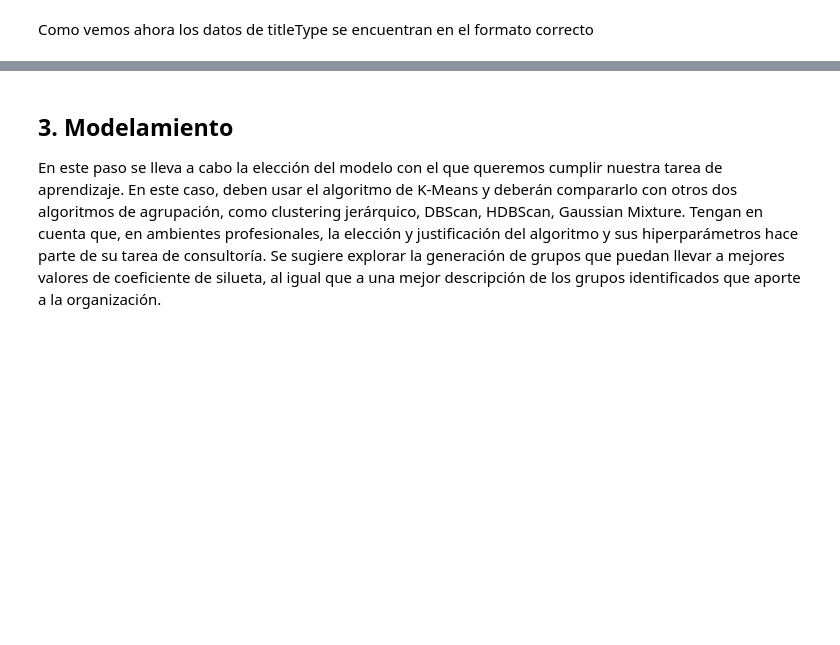
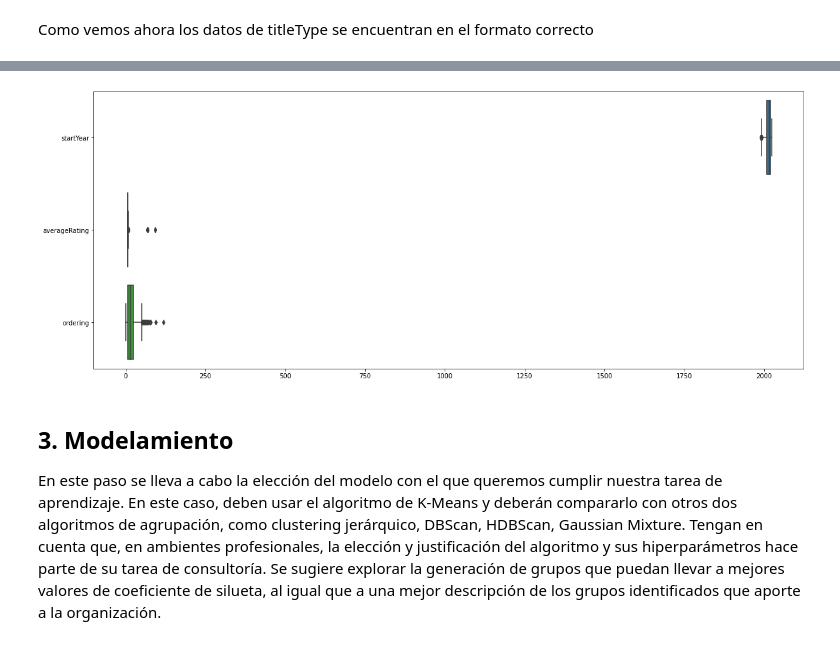
Before and after one commit to montejs3/Bi, a Jupyter notebook: LabBi/lab.ipynb, the cells around one changed output, grey strips where cells are left out. Saved outputs shown, nothing was run; the diff lists cells and outputs as text; code cells hidden in the pictures; blank space fills up the shorter version.

```diff
--- a/LabBi/lab.ipynb
+++ b/LabBi/lab.ipynb
@@ -108,3 +174,9 @@ df.sample(5)
+# %%
+# Se remueve la variable duration_ms para propósitos de visualización
+fig = plt.figure(figsize = (20, 8))
+ax = sns.boxplot(data = df.drop(['numVotes'], axis = 1), orient = 'h')
+# %% [output]
+[figure, added]
 # %% [markdown]
 ## 3. Modelamiento
 En este paso se lleva a cabo la elección del modelo con el que queremos cumplir nuestra tarea de aprendizaje.
```
Also changed, not shown: parts of 23 cells of this notebook.
